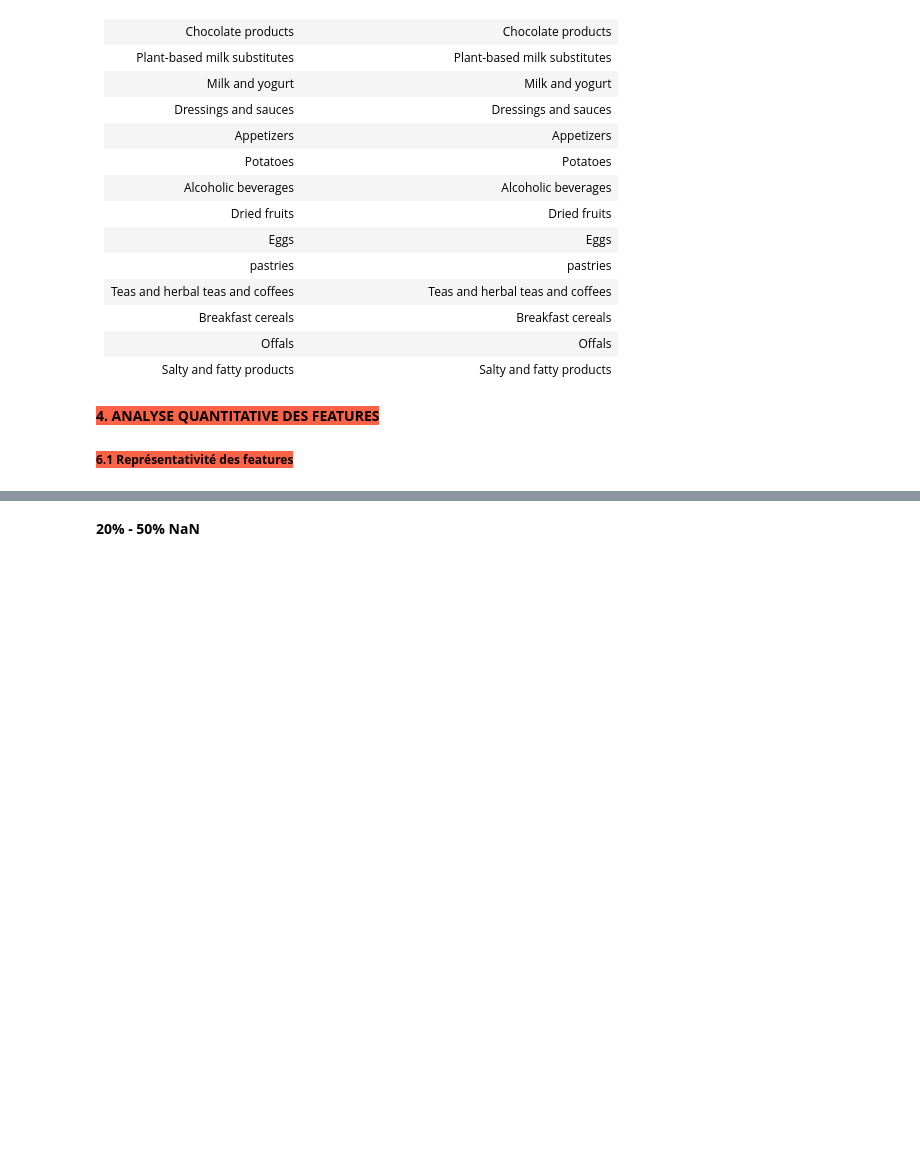
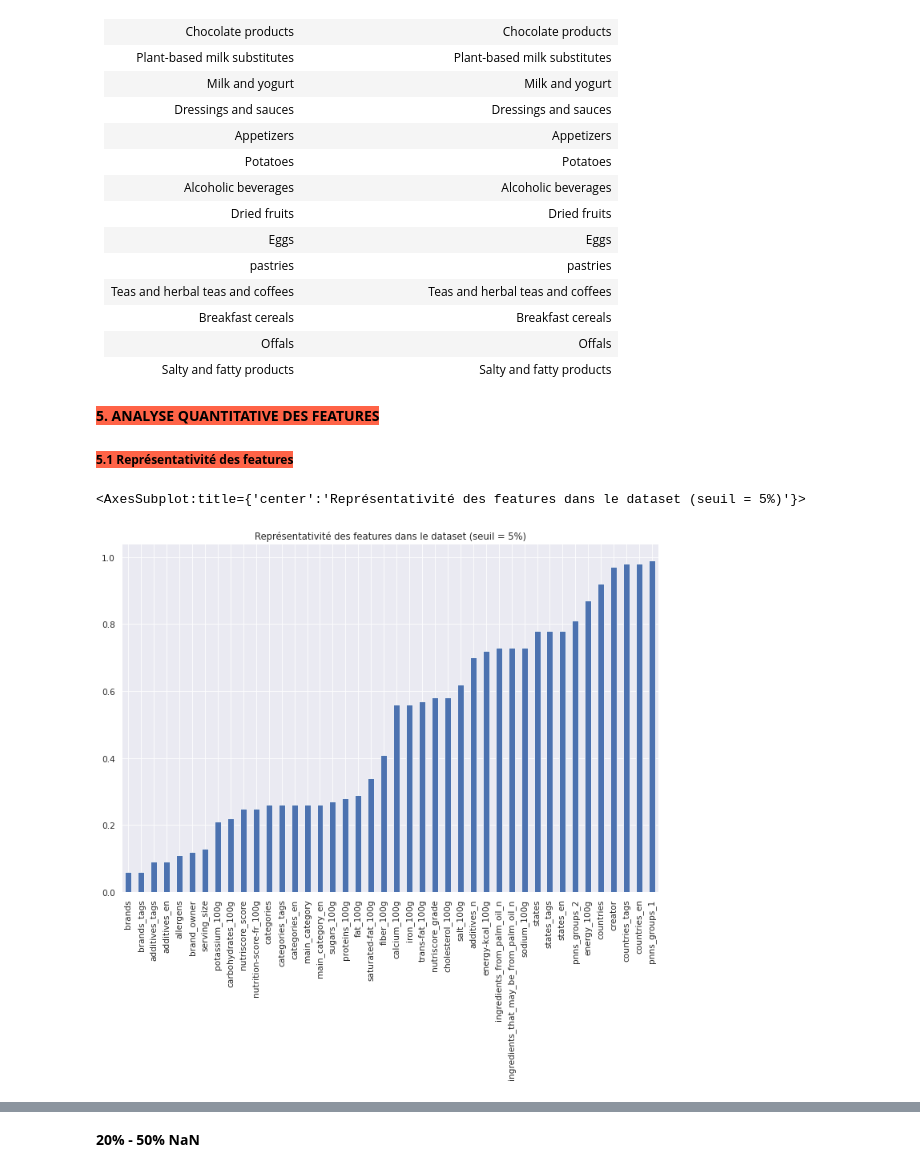
Before and after one commit to aldeponk/openfoodfact, a Jupyter notebook: Discover.ipynb, the cells around one changed output, grey strips where cells are left out. Cells and saved outputs as stored; diff of their text form; code cells hidden in the pictures; blank space fills up the shorter version.

```diff
--- a/Discover.ipynb
+++ b/Discover.ipynb
@@ -329,25 +452,28 @@ pnns_group2_keys
     </tr>
 </table>
 # %% [markdown]
-<b style="background-color:tomato;font-size:14px;">4. ANALYSE QUANTITATIVE DES FEATURES</b>
+<b style="background-color:tomato;font-size:14px;">5. ANALYSE QUANTITATIVE DES FEATURES</b>
 <a id="qanalyse"></a>
 # %% [markdown]
-<b style="background-color:tomato;font-size:12px;">6.1 Représentativité des features</b>
+<b style="background-color:tomato;font-size:12px;">5.1 Représentativité des features</b>
 <a id="skewed_features"></a>
 # %%
 columns = data.columns
 over_skewed={}
 
 for c in columns:
     try:
         counts = data[c].value_counts()
         counts = counts.to_frame(name='nb')
         counts['pourcentage'] = counts['nb']/rows
         pct = round(sum(counts[0:10]['pourcentage']),2)
         if pct > 0.05:
             over_skewed[c] = pct
     except:
         i=1
 t = dict(sorted(over_skewed.items(), key=lambda item: item[1]))
 unusual_df = pd.DataFrame.from_dict(t, orient='index')
-unusual_df.plot(kind='bar', figsize=(12,8), title="Représentativité des features dans le dataset", legend=False)
+unusual_df.plot(kind='bar', figsize=(12,8), title="Représentativité des features dans le dataset (seuil = 5%)", legend=False)
+# %% [output]
+<AxesSubplot:title={'center':'Représentativité des features dans le dataset (seuil = 5%)'}>
+[figure, added]
```
Also changed, not shown: parts of 113 cells of this notebook, 1 other file.
